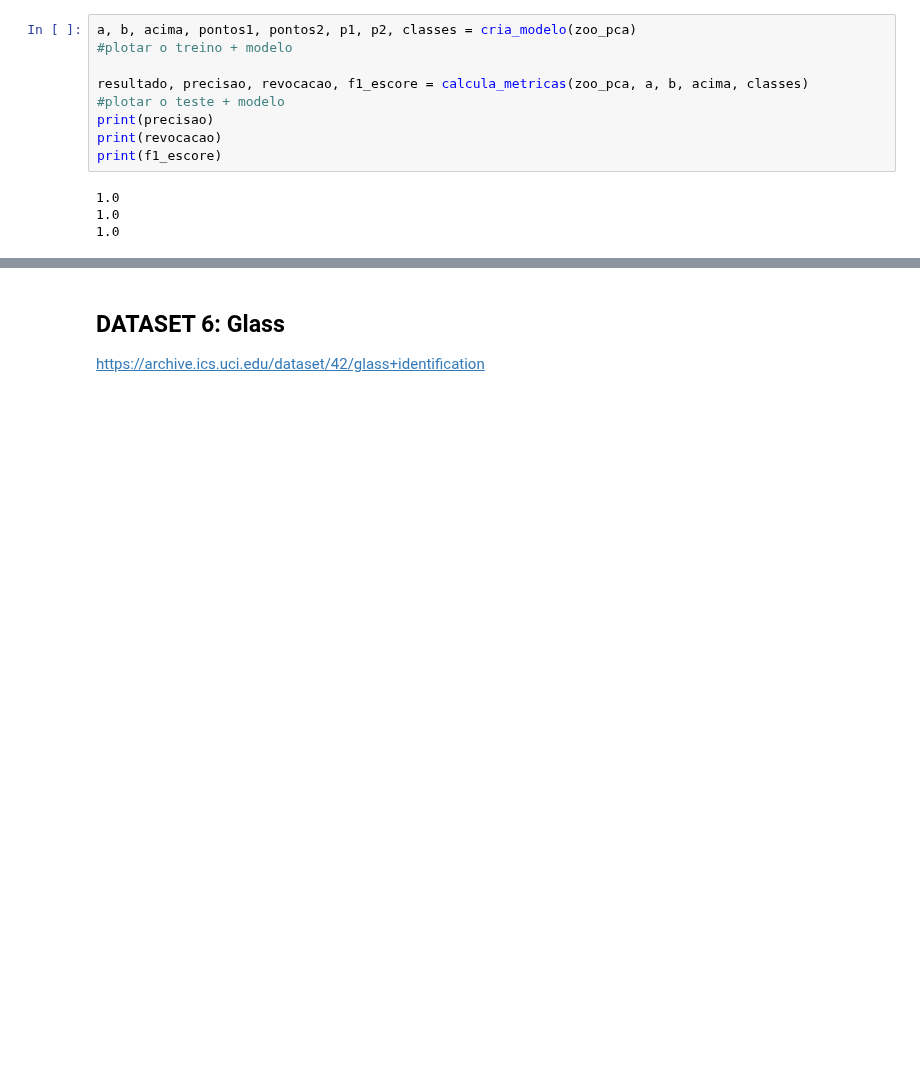
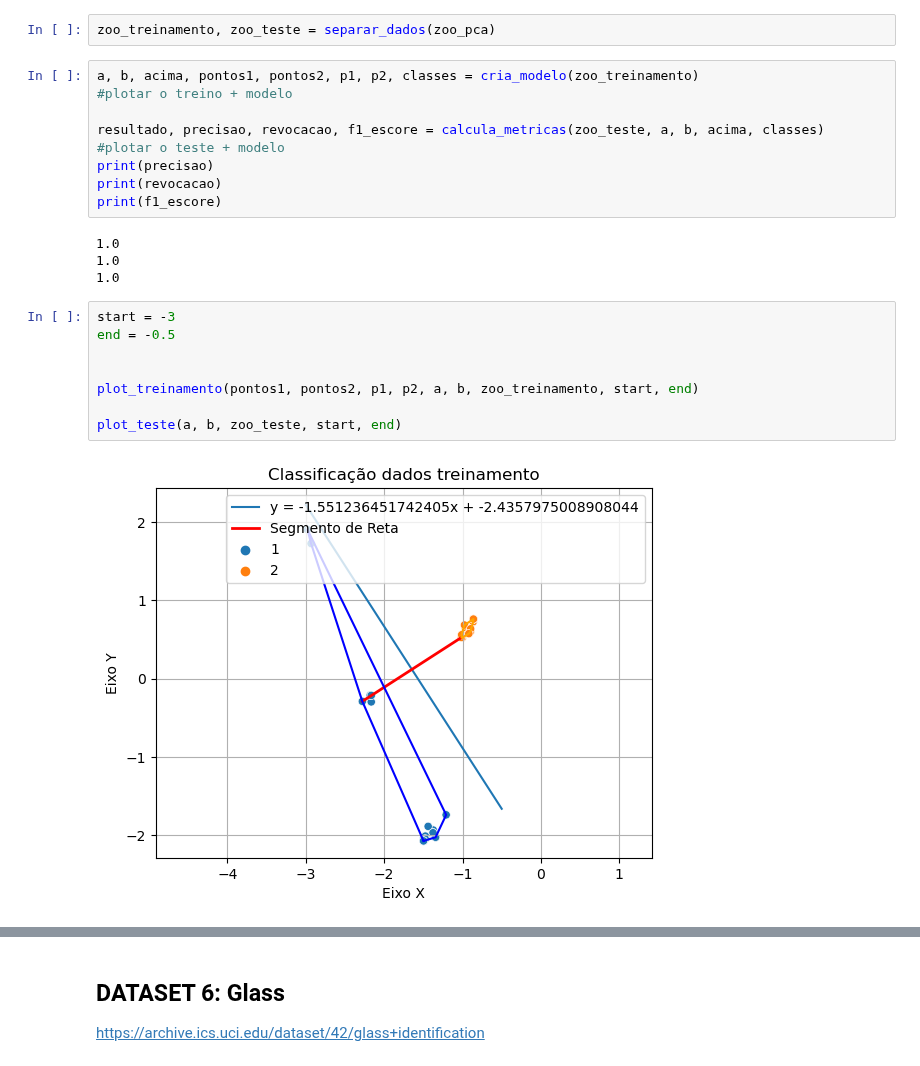
Before and after one commit to avelarh/TP-GeometriaComputacional-Alg2, a Jupyter notebook: amizade.ipynb, the cells around one changed output, grey strips where cells are left out. Saved outputs shown, nothing was run; the diff lists cells and outputs as text; blank space fills up the shorter version.

```diff
--- a/amizade.ipynb
+++ b/amizade.ipynb
@@ -534,11 +533,13 @@ zoo_pca['class'] = zoo_pca['class'].astype(str)
 zoo_pca = zoo_pca[(zoo_pca['class'] == '1') |(zoo_pca['class'] == '2')]
 # %% [output]
 Variação total explicada pelos dois primeiros componentes: 83.73%
+# %%
+zoo_treinamento, zoo_teste = separar_dados(zoo_pca)
 # %%
-a, b, acima, pontos1, pontos2, p1, p2, classes = cria_modelo(zoo_pca)
+a, b, acima, pontos1, pontos2, p1, p2, classes = cria_modelo(zoo_treinamento)
 #plotar o treino + modelo
 
-resultado, precisao, revocacao, f1_escore = calcula_metricas(zoo_pca, a, b, acima, classes)
+resultado, precisao, revocacao, f1_escore = calcula_metricas(zoo_teste, a, b, acima, classes)
 #plotar o teste + modelo
 print(precisao)
 print(revocacao)
@@ -547,3 +548,13 @@ print(f1_escore)
 1.0
 1.0
 1.0
+# %%
+start = -3
+end = -0.5
+
+
+plot_treinamento(pontos1, pontos2, p1, p2, a, b, zoo_treinamento, start, end)
+
+plot_teste(a, b, zoo_teste, start, end)
+# %% [output]
+[figure, added]
```
Also changed, not shown: parts of 11 cells of this notebook.
